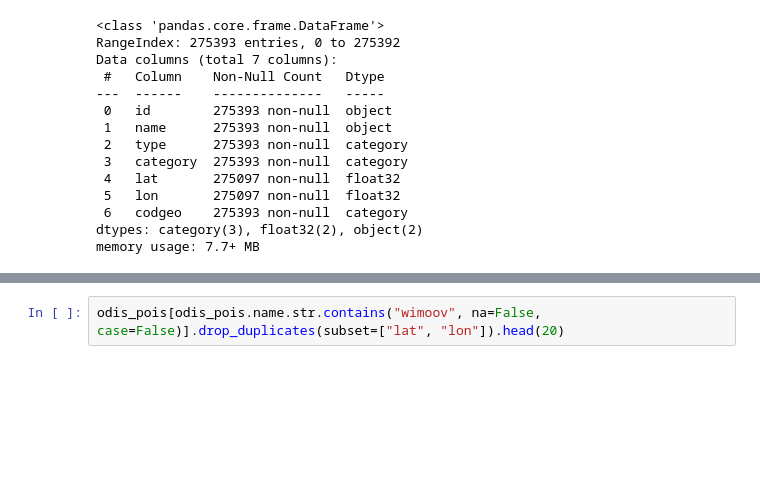
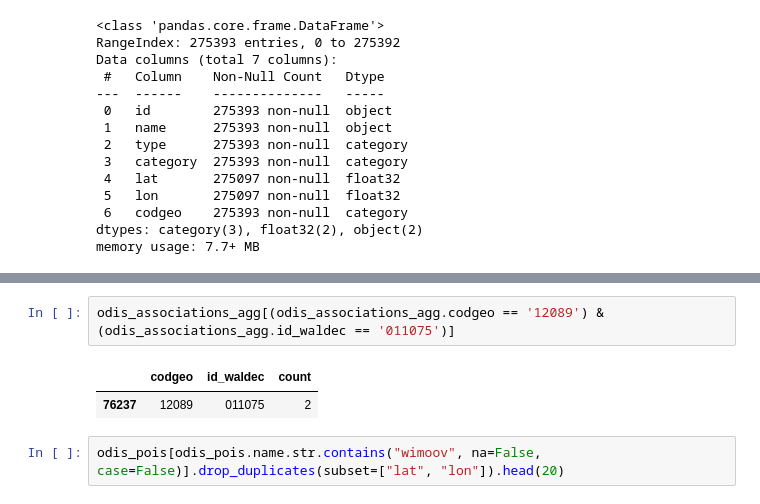
Before and after one commit to jbesan/13_odis_stream2, a Jupyter notebook: notebooks/odis_check_data.ipynb, the cells around one changed output, grey strips where cells are left out. Drawn from its saved outputs; the diff is of its cells as text; blank space fills up the shorter version.

```diff
--- a/notebooks/odis_check_data.ipynb
+++ b/notebooks/odis_check_data.ipynb
@@ -53,3 +73,8 @@ memory usage: 7.7+ MB
+# %%
+odis_associations_agg[(odis_associations_agg.codgeo == '12089') & (odis_associations_agg.id_waldec == '011075')]
+# %% [output]
+|  | codgeo | id_waldec | count |
+| 76237 | 12089 | 011075 | 2 |
 # %%
 odis_pois[odis_pois.name.str.contains("wimoov", na=False, case=False)].drop_duplicates(subset=["lat", "lon"]).head(20)
 # %% [output]
```
Also changed, not shown: parts of 4 cells of this notebook, 12 other files.
